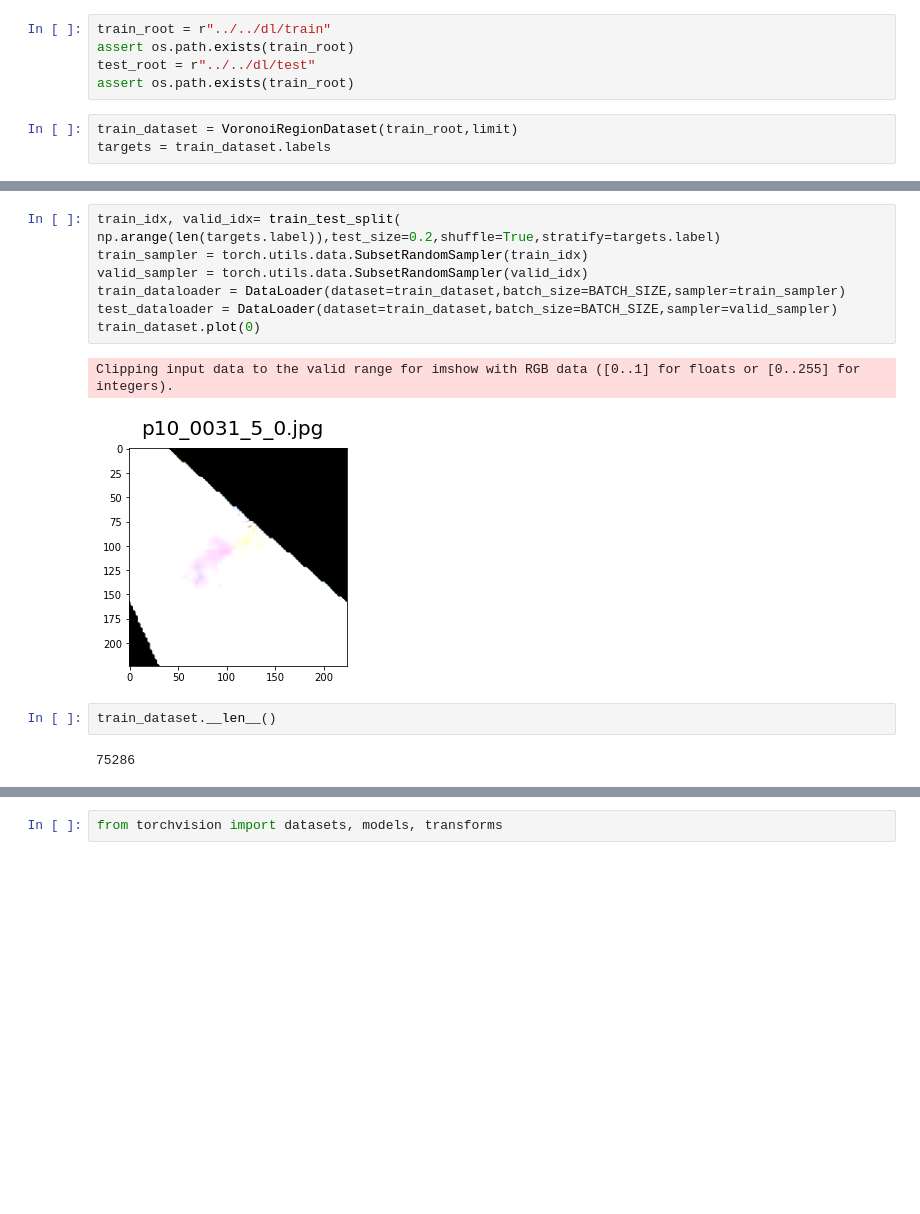
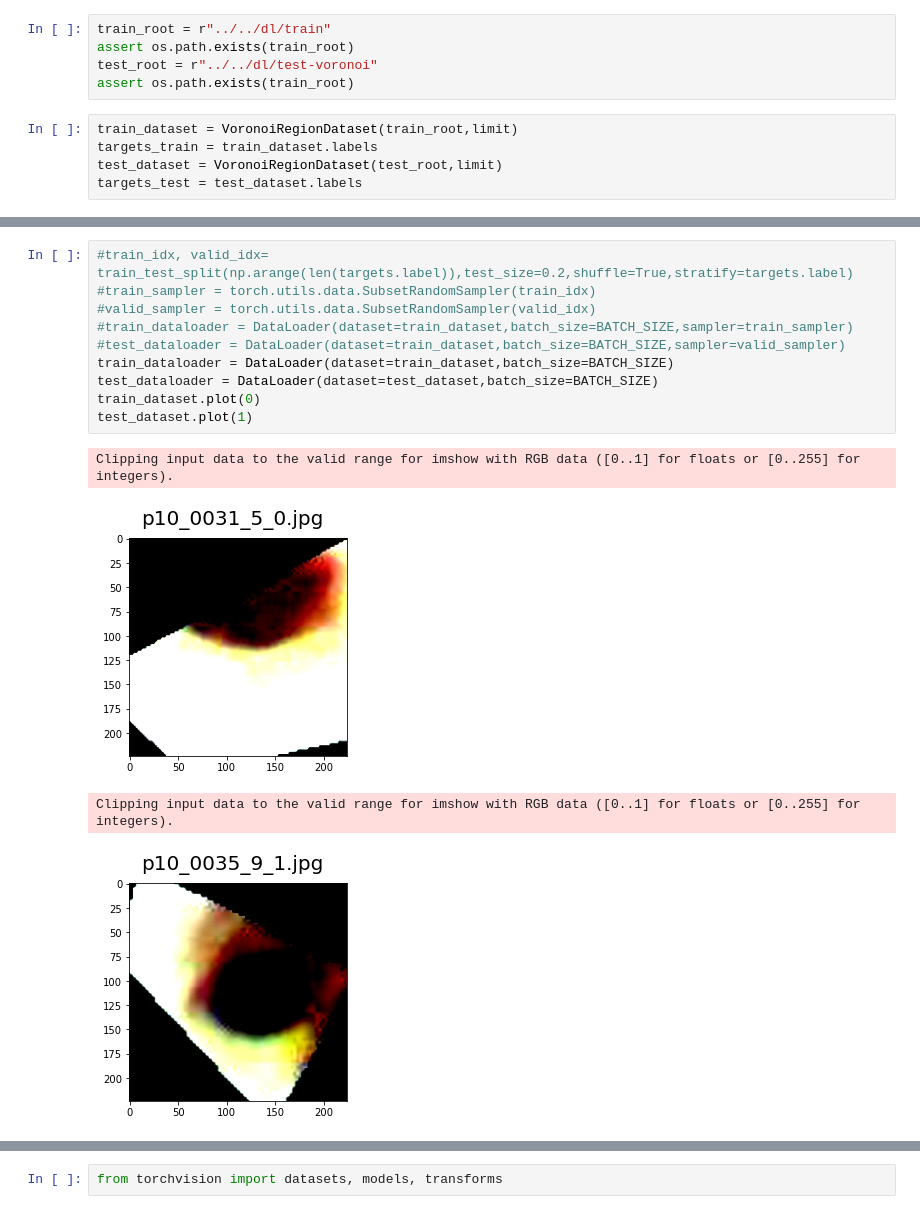
Before and after one commit to BlonskiP/local-features-segmentation, a Jupyter notebook: notebooks/model/DL-model.ipynb, the cells around one changed output, grey strips where cells are left out. Drawn from its saved outputs; the diff is of its cells as text; blank space fills up the shorter version.

```diff
--- a/notebooks/model/DL-model.ipynb
+++ b/notebooks/model/DL-model.ipynb
@@ -35,8 +38,10 @@ IMG_SHAPE = [244,244]
 # %%
 train_root = r"../../dl/train"
 assert os.path.exists(train_root)
-test_root = r"../../dl/test"
+test_root = r"../../dl/test-voronoi"
 assert os.path.exists(train_root)
 # %%
 train_dataset = VoronoiRegionDataset(train_root,limit)
-targets = train_dataset.labels
+targets_train = train_dataset.labels
+test_dataset = VoronoiRegionDataset(test_root,limit)
+targets_test = test_dataset.labels
@@ -67,15 +92,15 @@ x = train_dataset.__getlabels__().label.hist()
 # %%
-train_idx, valid_idx= train_test_split(
-np.arange(len(targets.label)),test_size=0.2,shuffle=True,stratify=targets.label)
-train_sampler = torch.utils.data.SubsetRandomSampler(train_idx)
-valid_sampler = torch.utils.data.SubsetRandomSampler(valid_idx)
-train_dataloader = DataLoader(dataset=train_dataset,batch_size=BATCH_SIZE,sampler=train_sampler)
-test_dataloader = DataLoader(dataset=train_dataset,batch_size=BATCH_SIZE,sampler=valid_sampler)
+#train_idx, valid_idx= train_test_split(np.arange(len(targets.label)),test_size=0.2,shuffle=True,stratify=targets.label)
+#train_sampler = torch.utils.data.SubsetRandomSampler(train_idx)
+#valid_sampler = torch.utils.data.SubsetRandomSampler(valid_idx)
+#train_dataloader = DataLoader(dataset=train_dataset,batch_size=BATCH_SIZE,sampler=train_sampler)
+#test_dataloader = DataLoader(dataset=train_dataset,batch_size=BATCH_SIZE,sampler=valid_sampler)
+train_dataloader = DataLoader(dataset=train_dataset,batch_size=BATCH_SIZE)
+test_dataloader = DataLoader(dataset=test_dataset,batch_size=BATCH_SIZE)
 train_dataset.plot(0)
+test_dataset.plot(1)
 # %% [output]
 Clipping input data to the valid range for imshow with RGB data ([0..1] for floats or [0..255] for integers).
-[figure, old version]
+[figure, new version]
+Clipping input data to the valid range for imshow with RGB data ([0..1] for floats or [0..255] for integers).
+[figure, added]
-# %%
-train_dataset.__len__()
-# %% [output]
-75286
```
Also changed, not shown: parts of 17 cells of this notebook, 2 other files.
